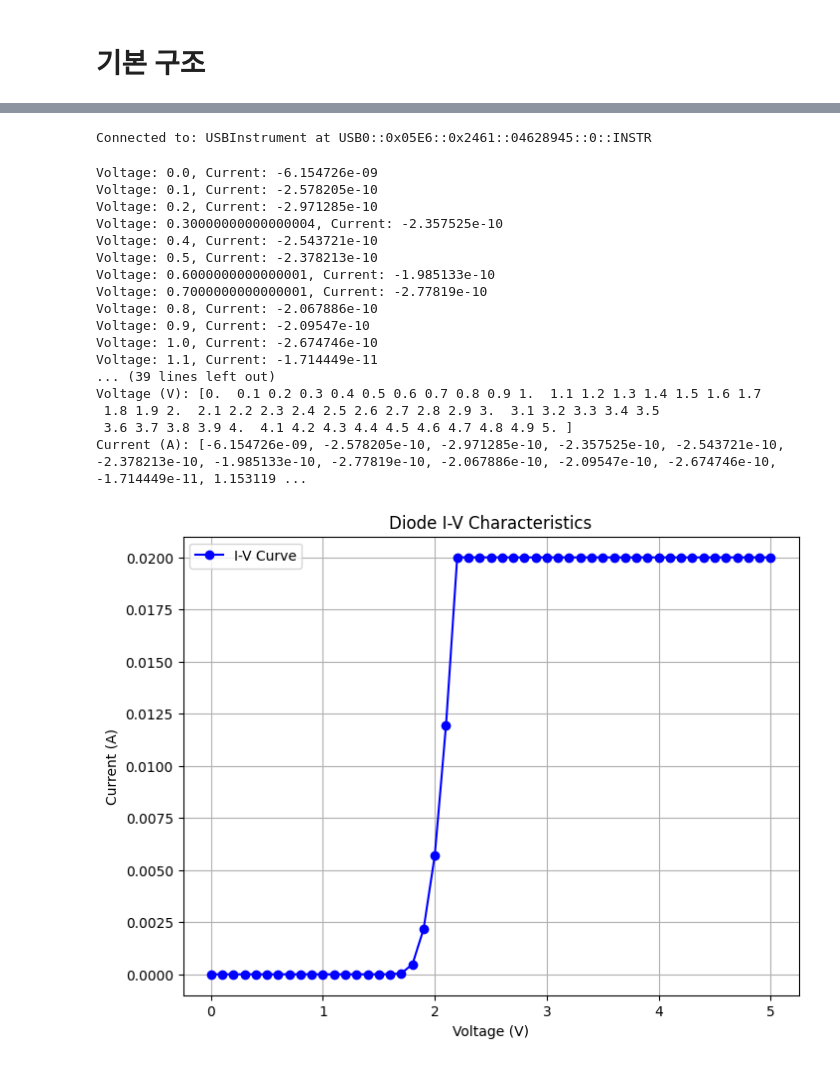
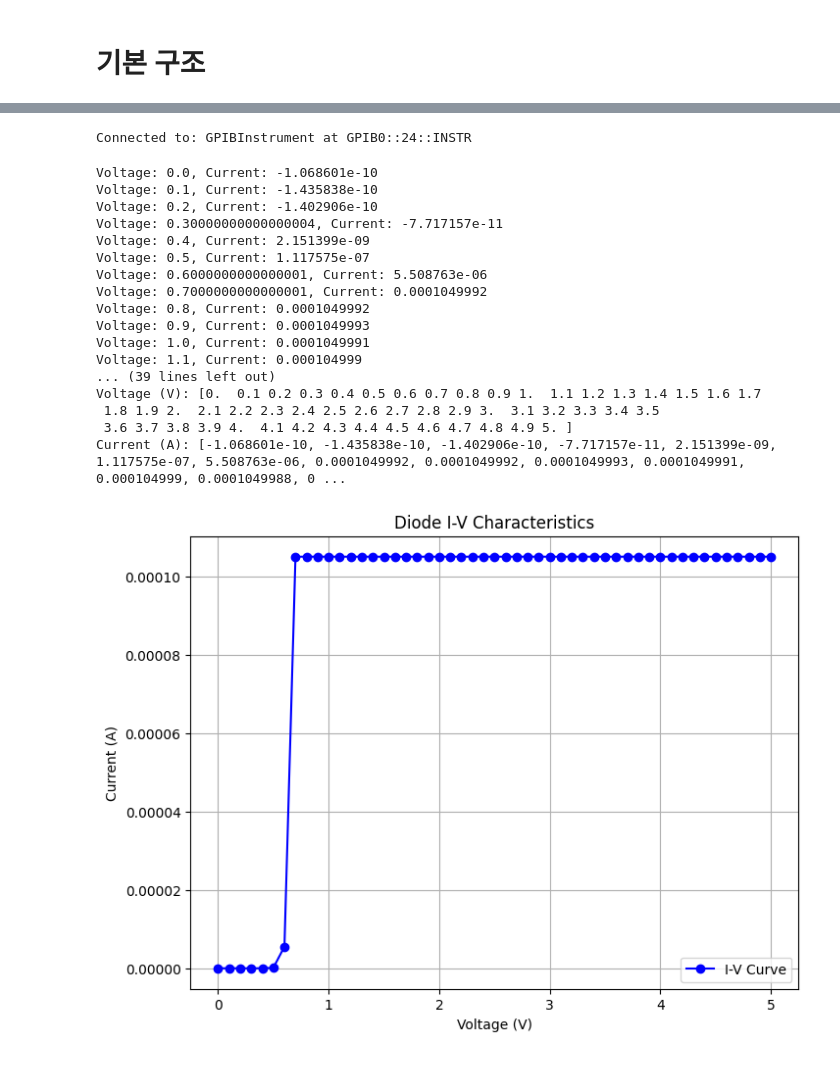
Before and after one commit to gh159159/2461_SourceMeter, a Jupyter notebook: test.ipynb, the cells around one changed output, grey strips where cells are left out. Saved outputs shown, nothing was run; the diff lists cells and outputs as text; code cells hidden in the pictures.

```diff
--- a/test.ipynb
+++ b/test.ipynb
@@ -75,5 +75,6 @@ print(rm.list_resources())
 # %%
-instrument = rm.open_resource('USB::0x05E6::0x2461::04628945::INSTR')
+# instrument = rm.open_resource('USB::0x05E6::0x2461::04628945::INSTR')
+instrument = rm.open_resource('GPIB0::24::INSTR')
 # %%
 try:
     # Query the instrument ID
@@ -83,7 +84,7 @@ try:
 except pyvisa.VisaIOError as e:
     print(f"An error occurred: {e}")
 # %% [output]
-Connected to: USBInstrument at USB0::0x05E6::0x2461::04628945::0::INSTR
+Connected to: GPIBInstrument at GPIB0::24::INSTR
 # %%
 import pyvisa
 import numpy as np
@@ -91,7 +92,8 @@ import matplotlib.pyplot as plt
 
 # 1. PyVISA ResourceManager 생성 및 장치 연결
 rm = pyvisa.ResourceManager()
-instrument = rm.open_resource('USB0::0x05E6::0x2461::04628945::INSTR')  # 장치 주소 확인 후 수정
+# instrument = rm.open_resource('USB0::0x05E6::0x2461::04628945::INSTR')
+instrument = rm.open_resource('GPIB0::24::INSTR')
 
 # 2. 타임아웃 및 종료 문자 설정
 instrument.timeout = 10000  # 타임아웃을 10초로 설정
@@ -102,6 +104,8 @@ instrument.read_termination = '\n'
 instrument.write("*RST")  # 장비 리셋
 instrument.write("*CLS")  # 상태 클리어
 
+instrument.write(":FORMat:ELEMents CURR")
+
 # 4. 다이오드 테스트 설정
 try:
     # 소스 및 측정 모드 설정
@@ -111,7 +115,8 @@ try:
     instrument.write(":SENSe:CURRent:RANGe:AUTO ON")      # 자동 전류 범위 활성화
 
     # 보호 설정 (과전류 제한)
-    instrument.write(":SOURce:VOLTage:ILIMit 0.02")   # 최대 전류 제한 (20mA)
+    # instrument.write(":SOURce:VOLTage:ILIMit 0.02")
+    instrument.write(f"SENS:CURR:PROT 0.02")
 
     # 출력 활성화
     instrument.write(":OUTPut ON")
@@ -137,44 +142,44 @@ try:
 
 except Exception as e:
     print(f"Setup error: {e}")
 
 finally:
     # 출력 비활성화 및 장비 닫기
     instrument.write(":OUTPut OFF")
     instrument.close()
 
 # 데이터 출력 확인 (옵션)
 print("Voltage (V):", voltages)
 print("Current (A):", currents)
 
 # 그래프 그리기
 if len(currents) == len(voltages):
     plt.figure(figsize=(8, 6))
     plt.plot(voltages, currents, marker='o', linestyle='-', color='b', label="I-V Curve")
     plt.title("Diode I-V Characteristics")
     plt.xlabel("Voltage (V)")
     plt.ylabel("Current (A)")
     plt.grid(True)
     plt.legend()
     plt.show()
 else:
     print("Error: Voltage and Current data lengths do not match.")
 # %% [output]
-Voltage: 0.0, Current: -6.154726e-09
-Voltage: 0.1, Current: -2.578205e-10
-Voltage: 0.2, Current: -2.971285e-10
-Voltage: 0.30000000000000004, Current: -2.357525e-10
-Voltage: 0.4, Current: -2.543721e-10
-Voltage: 0.5, Current: -2.378213e-10
-Voltage: 0.6000000000000001, Current: -1.985133e-10
-Voltage: 0.7000000000000001, Current: -2.77819e-10
-Voltage: 0.8, Current: -2.067886e-10
-Voltage: 0.9, Current: -2.09547e-10
-Voltage: 1.0, Current: -2.674746e-10
-Voltage: 1.1, Current: -1.714449e-11
+Voltage: 0.0, Current: -1.068601e-10
+Voltage: 0.1, Current: -1.435838e-10
+Voltage: 0.2, Current: -1.402906e-10
+Voltage: 0.30000000000000004, Current: -7.717157e-11
+Voltage: 0.4, Current: 2.151399e-09
+Voltage: 0.5, Current: 1.117575e-07
+Voltage: 0.6000000000000001, Current: 5.508763e-06
+Voltage: 0.7000000000000001, Current: 0.0001049992
+Voltage: 0.8, Current: 0.0001049992
+Voltage: 0.9, Current: 0.0001049993
+Voltage: 1.0, Current: 0.0001049991
+Voltage: 1.1, Current: 0.000104999
 ... (39 lines left out)
 Voltage (V): [0.  0.1 0.2 0.3 0.4 0.5 0.6 0.7 0.8 0.9 1.  1.1 1.2 1.3 1.4 1.5 1.6 1.7
  1.8 1.9 2.  2.1 2.2 2.3 2.4 2.5 2.6 2.7 2.8 2.9 3.  3.1 3.2 3.3 3.4 3.5
  3.6 3.7 3.8 3.9 4.  4.1 4.2 4.3 4.4 4.5 4.6 4.7 4.8 4.9 5. ]
-Current (A): [-6.154726e-09, -2.578205e-10, -2.971285e-10, -2.357525e-10, -2.543721e-10, -2.378213e-10, -1.985133e-10, -2.77819e-10, -2.067886e-10, -2.09547e-10, -2.674746e-10, -1.714449e-11, 1.153119 ...
+Current (A): [-1.068601e-10, -1.435838e-10, -1.402906e-10, -7.717157e-11, 2.151399e-09, 1.117575e-07, 5.508763e-06, 0.0001049992, 0.0001049992, 0.0001049993, 0.0001049991, 0.000104999, 0.0001049988, 0 ...
-[figure, old version]
+[figure, new version]
```
Also changed, not shown: parts of 5 cells of this notebook, 6 other files.
